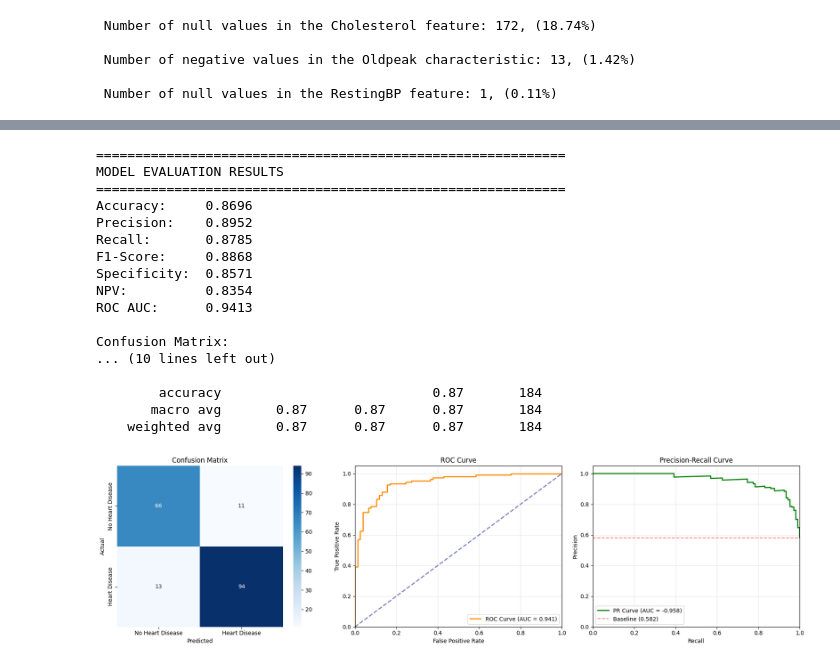
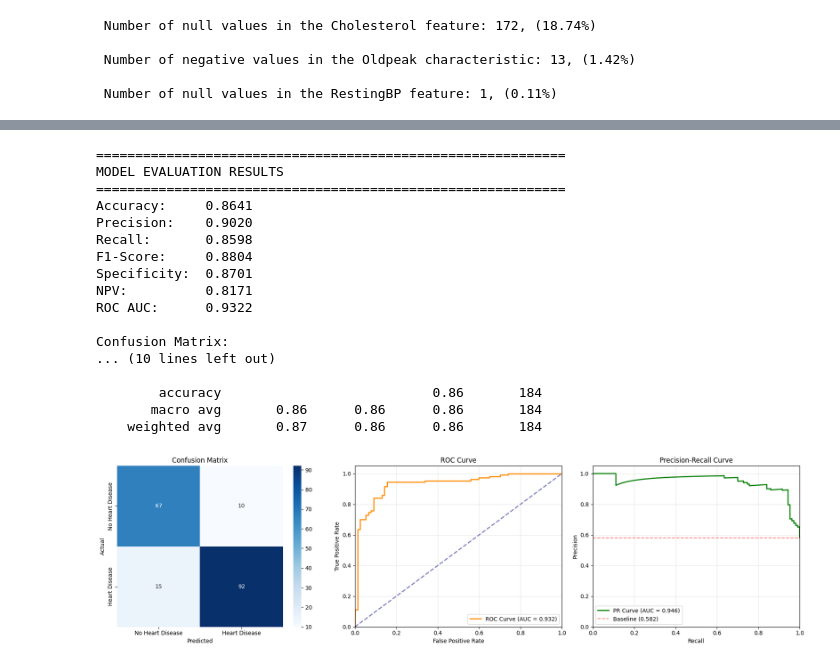
Before and after one commit to msolpera/heart_disease_classification, a Jupyter notebook: main.ipynb, the cells around one changed output, grey strips where cells are left out. Saved outputs shown, nothing was run; the diff lists cells and outputs as text; code cells hidden in the pictures.

```diff
--- a/main.ipynb
+++ b/main.ipynb
@@ -124,8 +124,8 @@ eda.plot_distributions(df)
 [figure]
 # %%
 # Print statistics of numeric features
-cat_features,num_features = eda.string_num_cols(df)
-eda.describe_num_cols(df, num_features)
+cat_features, num_features = eda.string_num_cols(df, "HeartDisease")
+eda.describe_num_cols(df, num_features, "HeartDisease")
 # %% [output]
 Statistical data of the numerical columns:
 ==================================================
@@ -212,3 +211,8 @@ Negative Oldpeak values also require validation, as they are not standard in cli
+# %%
+random_state = 42
+
+y = df["HeartDisease"]
+X = df.drop("HeartDisease", axis=1)
 # %%
 # Number and percentage of anomalous values
 preprocessing.count_anomalous(df)
@@ -221,12 +229,16 @@ preprocessing.count_anomalous(df)
 # %%
 # Imputation
-imputer = GroupMedianImputer(
-    group_col='HeartDisease',
+invalids = {
+    'Oldpeak': lambda x: pd.isna(x) | (x < 0),
+    'RestingBP': lambda x: pd.isna(x) | (x == 0),
+    'Cholesterol': lambda x: pd.isna(x) | (x == 0)
+}
+
+imputer = preprocessing.MedianImputer(
     impute_cols=['Oldpeak', 'RestingBP', 'Cholesterol'],
-    invalid_values={
-        'Oldpeak': lambda x: x < 0,
-        'RestingBP': lambda x: x == 0,
-        'Cholesterol': lambda x: x == 0
-    }
+    invalid_conditions=invalids
 )
-df_clean = preprocessing.imputation(df)
+
+imputer.fit(X_train)
+X_train = imputer.transform(X_train)
+X_test = imputer.transform(X_test)
@@ -241,16 +245,10 @@ Separate the features from the target variable, fit the transformations on the t
 # %%
-random_state = 42
-
-y = df_clean["HeartDisease"]
-X = df_clean.drop("HeartDisease", axis=1)
-
-# Split data into training and testing sets
-
-X_train, X_test, y_train, y_test = split_data(X, y, test_size=0.2, random_state=random_state)
-
+# Encoding for categorical features and scaling for numerical features
 preprocessor = preprocessing.preprocessor(cat_features=cat_features,
                                 num_features=num_features,
                                 fit=True,
                                 X=X_train,
                                 y=y_train)
+X_train = preprocessor.transform(X_train)
+X_test = preprocessor.transform(X_test)
 # %% [markdown]
@@ -295,22 +315,22 @@ Best CV Score: 0.8692
 # %%
 # Evaluate the Model
-results=evaluate_model(model_tun, X_test, y_test)
+test_results=evaluate_model(model_tun, X_test, y_test)
 # %% [output]
 ============================================================
 MODEL EVALUATION RESULTS
 ============================================================
-Accuracy:     0.8696
-Precision:    0.8952
-Recall:       0.8785
-F1-Score:     0.8868
-Specificity:  0.8571
-NPV:          0.8354
-ROC AUC:      0.9413
+Accuracy:     0.8641
+Precision:    0.9020
+Recall:       0.8598
+F1-Score:     0.8804
+Specificity:  0.8701
+NPV:          0.8171
+ROC AUC:      0.9322
 
 Confusion Matrix:
 ... (10 lines left out)
 
-        accuracy                           0.87       184
-       macro avg       0.87      0.87      0.87       184
-    weighted avg       0.87      0.87      0.87       184
+        accuracy                           0.86       184
+       macro avg       0.86      0.86      0.86       184
+    weighted avg       0.87      0.86      0.86       184
-[figure, old version]
+[figure, new version]
```
Also changed, not shown: parts of 10 cells of this notebook, 7 other files.
